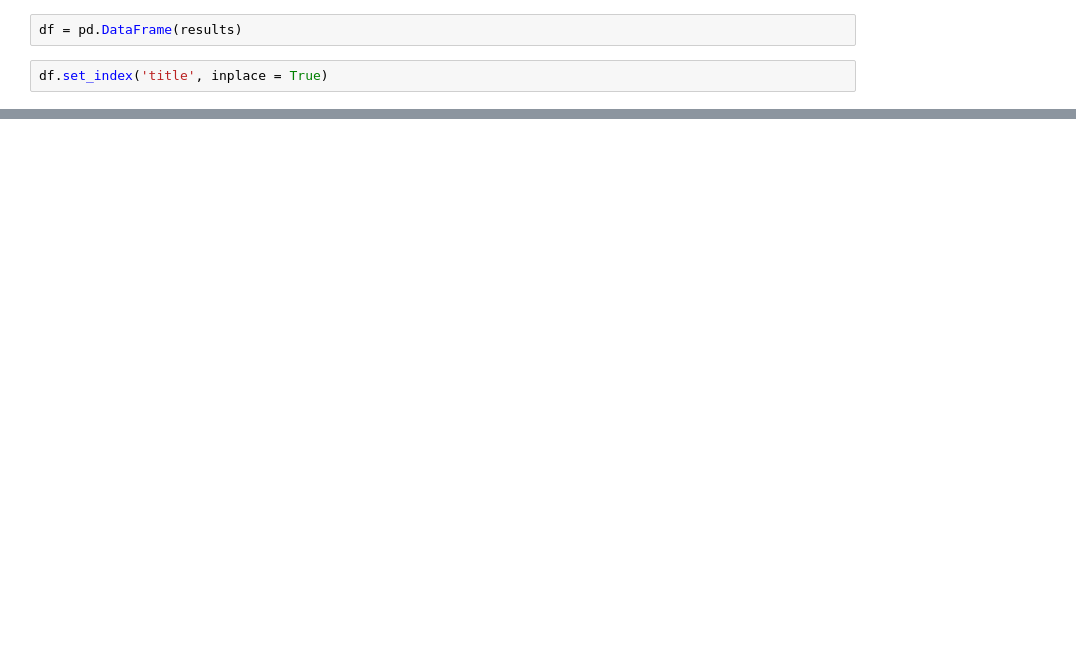
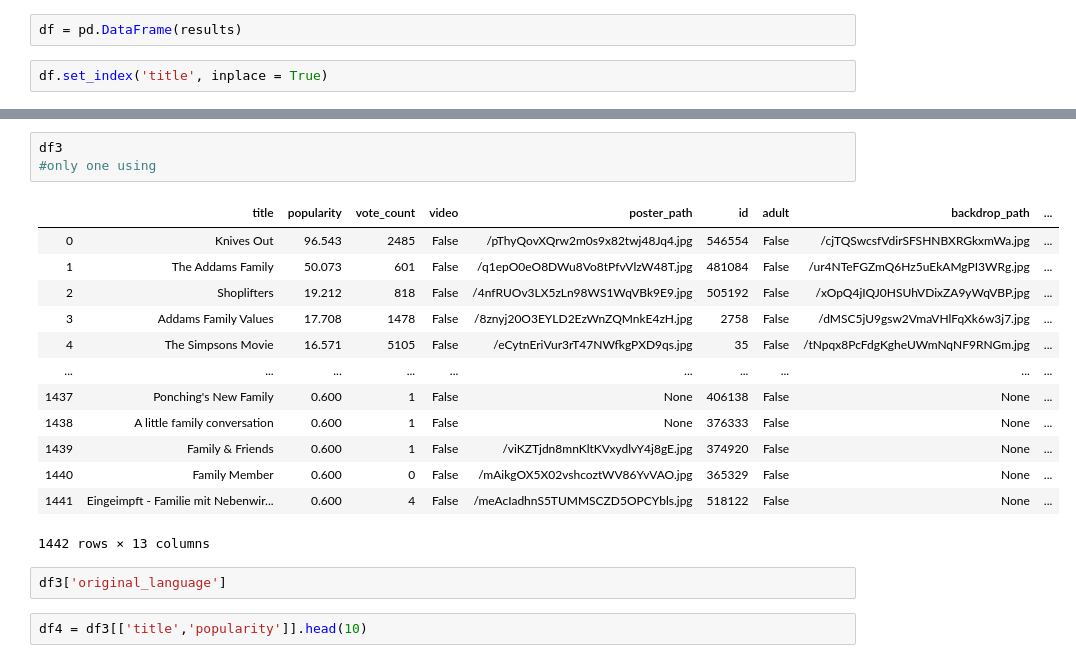
Before and after one commit to J-Joseph524/MEDIA-PROJECT-JJ-EO, a Jupyter notebook: Project.ipynb, the cells around one changed output, grey strips where cells are left out. Saved outputs shown, nothing was run; the diff lists cells and outputs as text; blank space fills up the shorter version.

```diff
--- a/Project.ipynb
+++ b/Project.ipynb
@@ -40,0 +122,21 @@ df1.head()
+# %%
+df3
+#only one using
+# %% [output]
+|  | title | popularity | vote_count | video | poster_path | id | adult | backdrop_path | ... |
+| 0 | Knives Out | 96.543 | 2485 | False | /pThyQovXQrw2m0s9x82twj48Jq4.jpg | 546554 | False | /cjTQSwcsfVdirSFSHNBXRGkxmWa.jpg | ... |
+| 1 | The Addams Family | 50.073 | 601 | False | /q1epO0eO8DWu8Vo8tPfvVlzW48T.jpg | 481084 | False | /ur4NTeFGZmQ6Hz5uEkAMgPI3WRg.jpg | ... |
+| 2 | Shoplifters | 19.212 | 818 | False | /4nfRUOv3LX5zLn98WS1WqVBk9E9.jpg | 505192 | False | /xOpQ4jIQJ0HSUhVDixZA9yWqVBP.jpg | ... |
+| 3 | Addams Family Values | 17.708 | 1478 | False | /8znyj20O3EYLD2EzWnZQMnkE4zH.jpg | 2758 | False | /dMSC5jU9gsw2VmaVHlFqXk6w3j7.jpg | ... |
+| 4 | The Simpsons Movie | 16.571 | 5105 | False | /eCytnEriVur3rT47NWfkgPXD9qs.jpg | 35 | False | /tNpqx8PcFdgKgheUWmNqNF9RNGm.jpg | ... |
+| ... | ... | ... | ... | ... | ... | ... | ... | ... | ... |
+| 1437 | Ponching's New Family | 0.600 | 1 | False | None | 406138 | False | None | ... |
+| 1438 | A little family conversation | 0.600 | 1 | False | None | 376333 | False | None | ... |
+| 1439 | Family & Friends | 0.600 | 1 | False | /viKZTjdn8mnKltKVxydlvY4j8gE.jpg | 374920 | False | None | ... |
+| 1440 | Family Μember | 0.600 | 0 | False | /mAikgOX5X02vshcoztWV86YvVAO.jpg | 365329 | False | None | ... |
+| 1441 | Eingeimpft - Familie mit Nebenwir... | 0.600 | 4 | False | /meAcIadhnS5TUMMSCZD5OPCYbls.jpg | 518122 | False | None | ... |
+1442 rows × 13 columns
+# %%
+df3['original_language']
+# %%
+df4 = df3[['title','popularity']].head(10)
```
Also changed, not shown: parts of 25 cells of this notebook.
